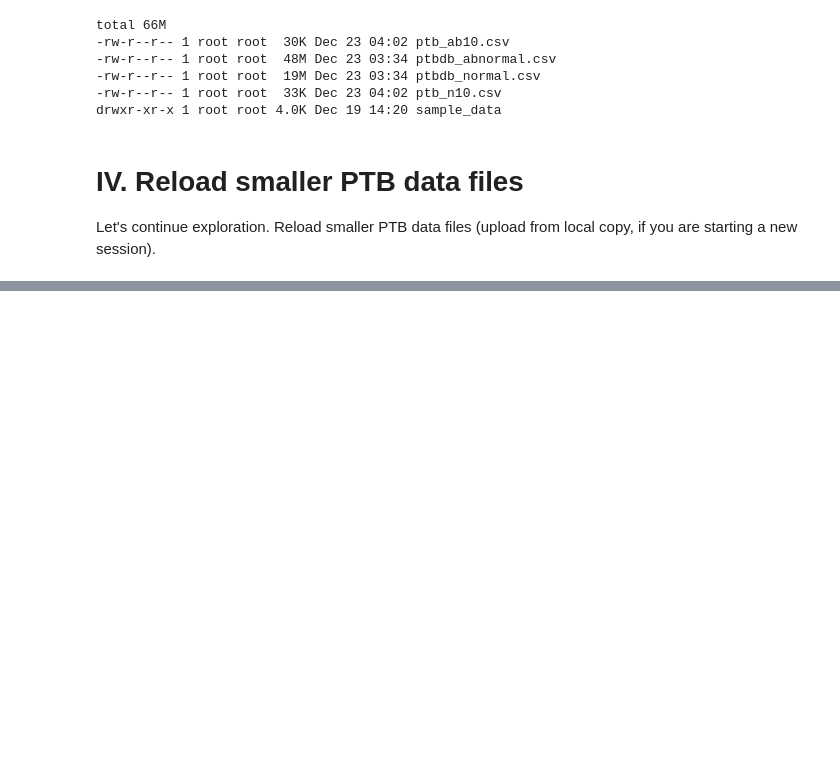
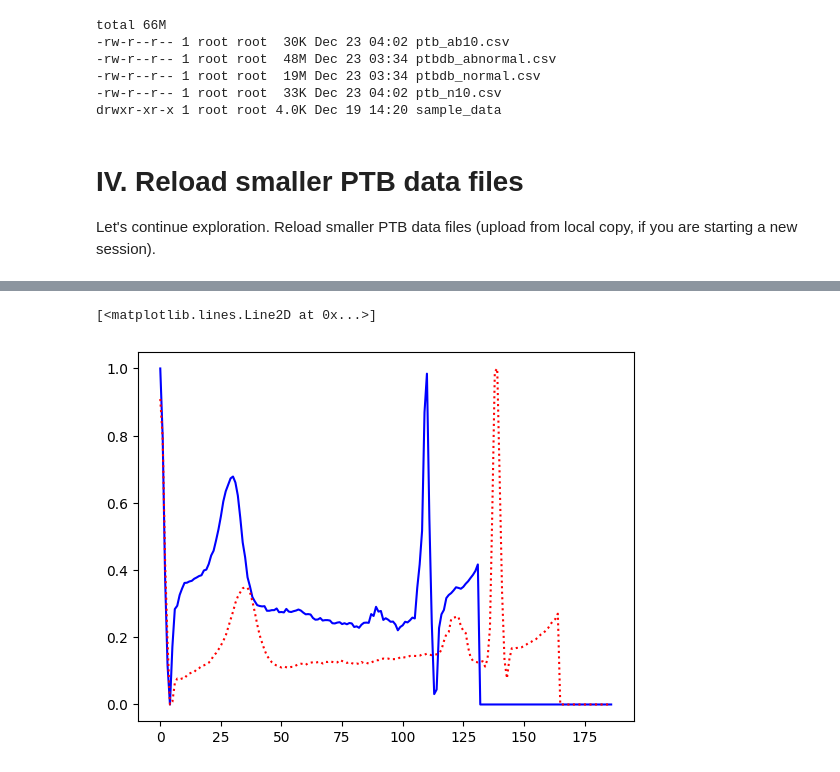
Before and after one commit to JennEYoon/ECG-transform, a Jupyter notebook: notebooks/demo_read_csv.ipynb, the cells around one changed output, grey strips where cells are left out. Drawn from its saved outputs; the diff is of its cells as text; code cells hidden in the pictures; blank space fills up the shorter version.

```diff
--- a/notebooks/demo_read_csv.ipynb
+++ b/notebooks/demo_read_csv.ipynb
@@ -265,0 +275,10 @@ df_ab10.head(1)
+# %%
+# Let's try that for the normal dataset
+X1 = df_n10.iloc[0, 0:187]
+X2 = df_n10.iloc[1, 0:187]
+Y = np.arange(187)
+plt.plot(Y, X1, 'b-')
+plt.plot(Y, X2, 'r:')
+# %% [output]
+[<matplotlib.lines.Line2D at 0x...>]
+[figure, added]
```
Also changed, not shown: parts of 15 cells of this notebook.
